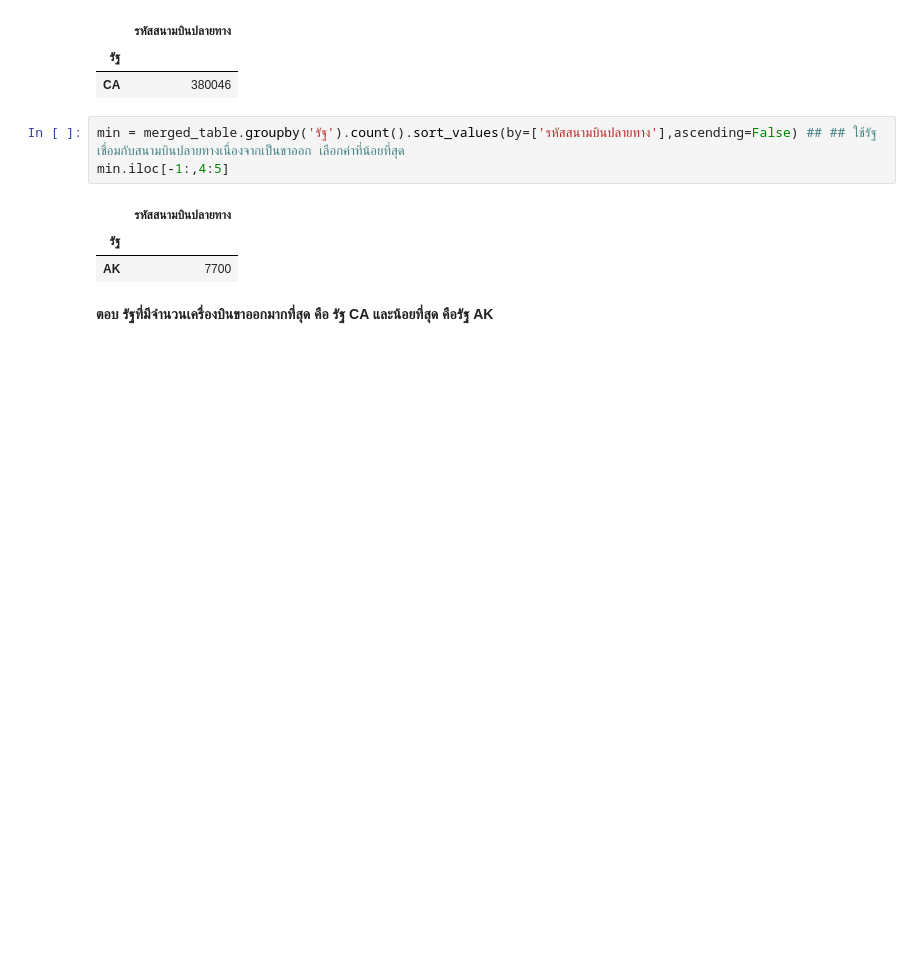
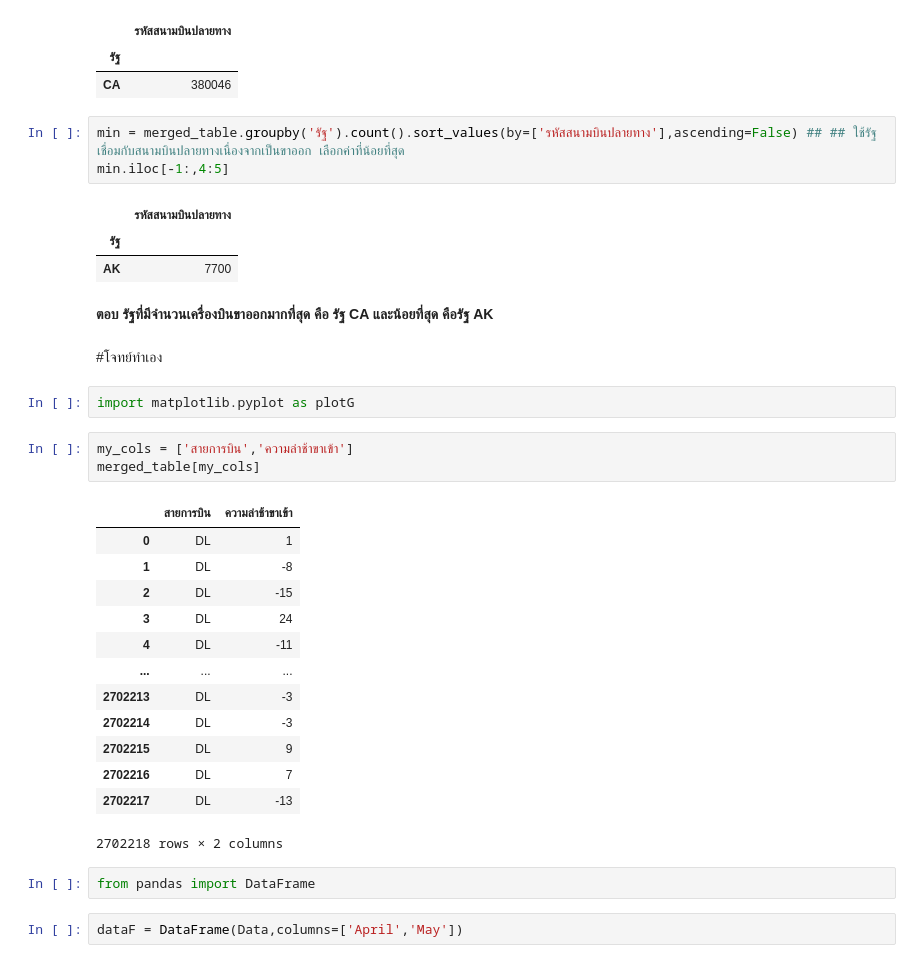
Before and after one commit to team0243/DWDM21, a Jupyter notebook: MiniExam.ipynb, the cells around one changed output. Cells and saved outputs as stored; diff of their text form; blank space fills up the shorter version.

```diff
--- a/MiniExam.ipynb
+++ b/MiniExam.ipynb
@@ -232,3 +232,28 @@ min.iloc[-1:,4:5]
 | AK | 7700 |
 # %% [markdown]
 **ตอบ รัฐที่มีจำนวนเครื่องบินขาออกมากที่สุด คือ รัฐ CA และน้อยที่สุด คือรัฐ AK**
+# %% [markdown]
+#โจทย์ทำเอง
+# %%
+import matplotlib.pyplot as plotG
+# %%
+my_cols = ['สายการบิน','ความล่าช้าขาเข้า']
+merged_table[my_cols]
+# %% [output]
+|  | สายการบิน | ความล่าช้าขาเข้า |
+| 0 | DL | 1 |
+| 1 | DL | -8 |
+| 2 | DL | -15 |
+| 3 | DL | 24 |
+| 4 | DL | -11 |
+| ... | ... | ... |
+| 2702213 | DL | -3 |
+| 2702214 | DL | -3 |
+| 2702215 | DL | 9 |
+| 2702216 | DL | 7 |
+| 2702217 | DL | -13 |
+2702218 rows × 2 columns
+# %%
+from pandas import DataFrame
+# %%
+dataF = DataFrame(Data,columns=['April','May'])
```
